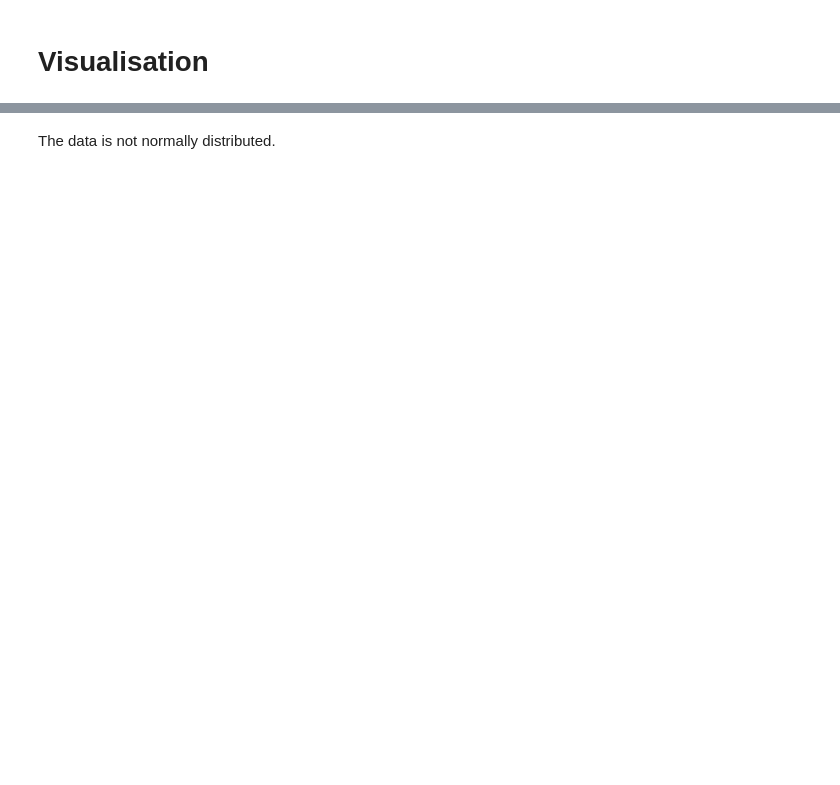
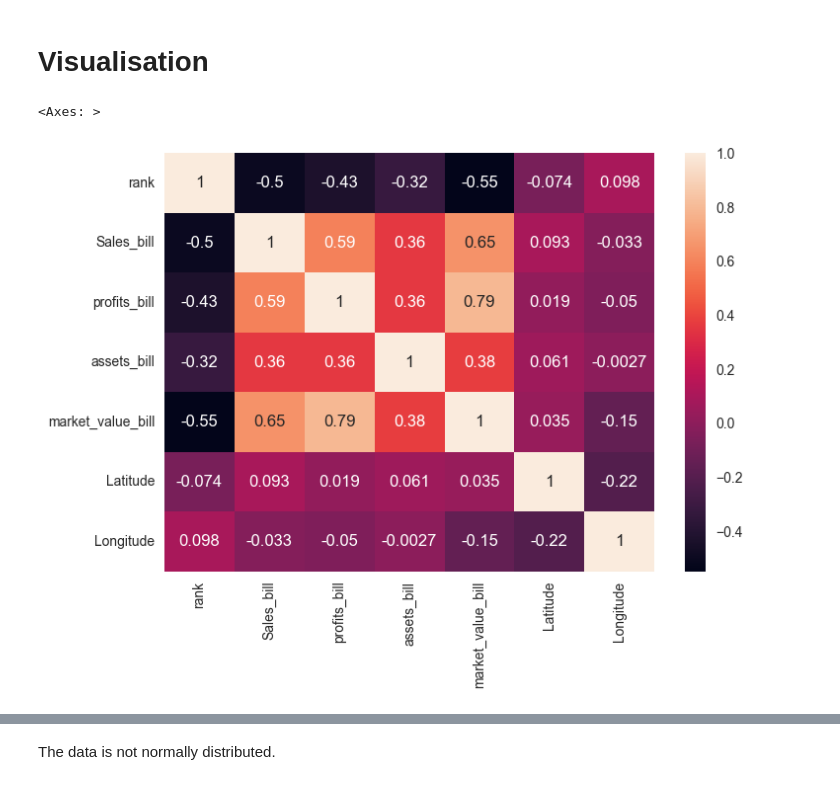
Before and after one commit to saptarshipal1/Largest_companies, a Jupyter notebook: company_value_pred.ipynb, the cells around one changed output, grey strips where cells are left out. Drawn from its saved outputs; the diff is of its cells as text; code cells hidden in the pictures; blank space fills up the shorter version.

```diff
--- a/company_value_pred.ipynb
+++ b/company_value_pred.ipynb
@@ -50,3 +165,8 @@ df1['Country'].value_counts()[0:25]
 # %% [markdown]
 # Visualisation
+# %%
+sns.heatmap(df1.corr(),annot=True)
+# %% [output]
+<Axes: >
+[figure, added]
 # %%
```
Also changed, not shown: parts of 52 cells of this notebook, 5 other files.
